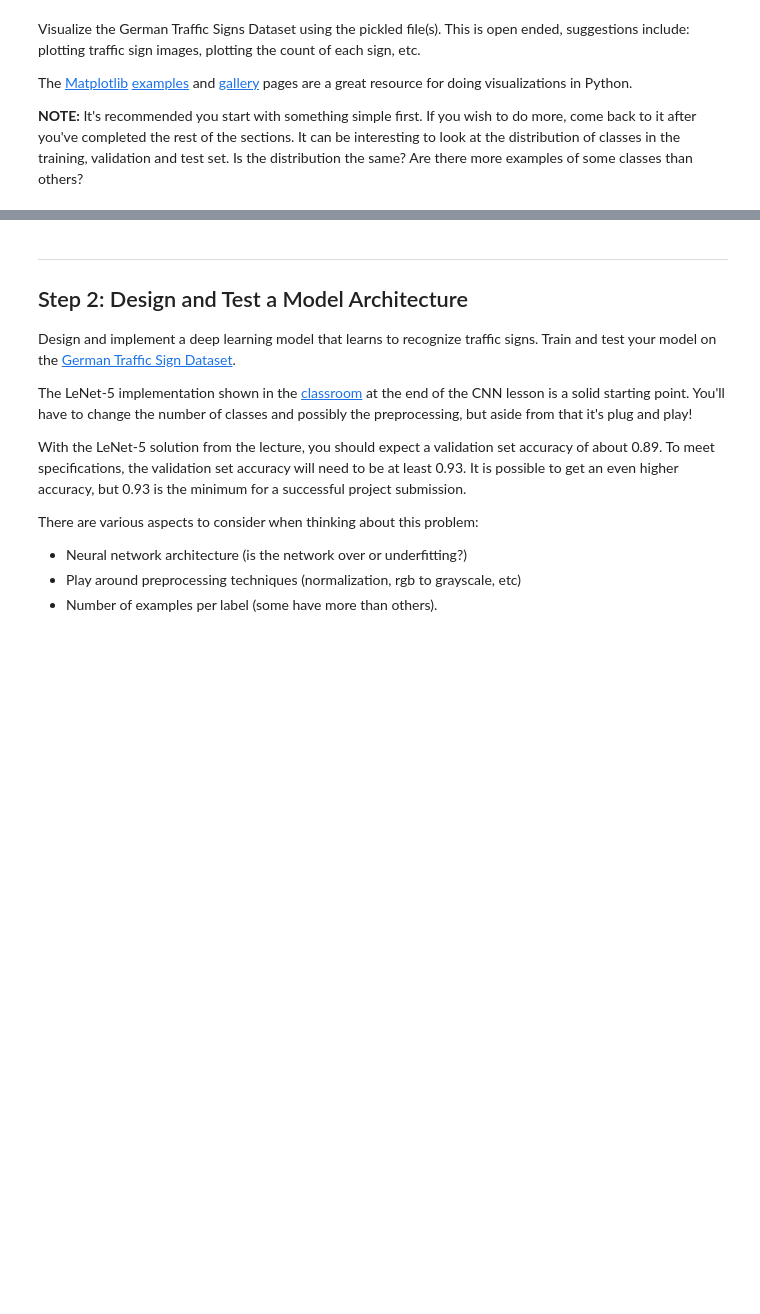
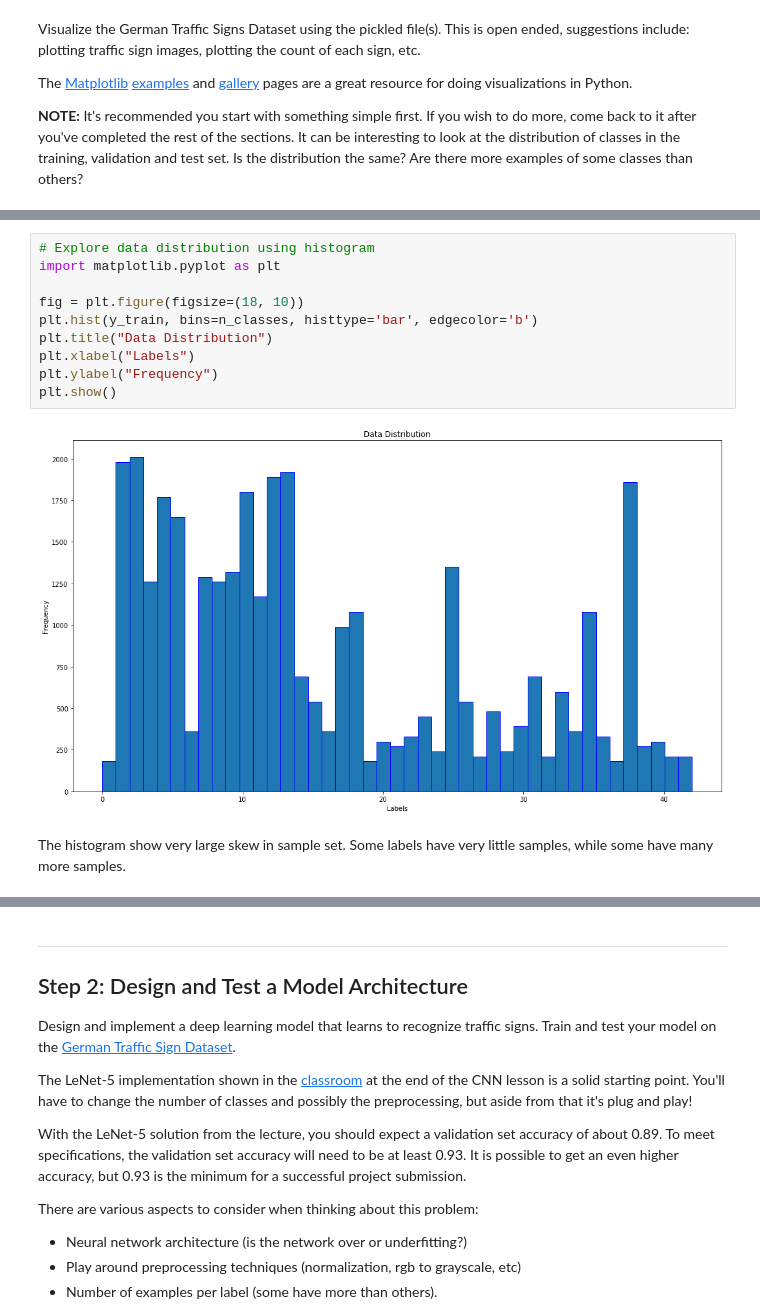
Before and after one commit to yummybian/CarND-Traffic-Sign-Classifier-Project, a Jupyter notebook: Traffic_Sign_Classifier.ipynb, the cells around one changed output, grey strips where cells are left out. Saved outputs shown, nothing was run; the diff lists cells and outputs as text; blank space fills up the shorter version.

```diff
--- a/Traffic_Sign_Classifier.ipynb
+++ b/Traffic_Sign_Classifier.ipynb
@@ -144,0 +148,14 @@ print(get_class_dict(y_train)[1])
+# %%
+# Explore data distribution using histogram
+import matplotlib.pyplot as plt
+
+fig = plt.figure(figsize=(18, 10))
+plt.hist(y_train, bins=n_classes, histtype='bar', edgecolor='b')
+plt.title("Data Distribution")
+plt.xlabel("Labels")
+plt.ylabel("Frequency")
+plt.show()
+# %% [output]
+[figure, added]
+# %% [markdown]
+The histogram show very large skew in sample set. Some labels have very little samples, while some have many more samples.
```
Also changed, not shown: parts of 3 cells of this notebook.
